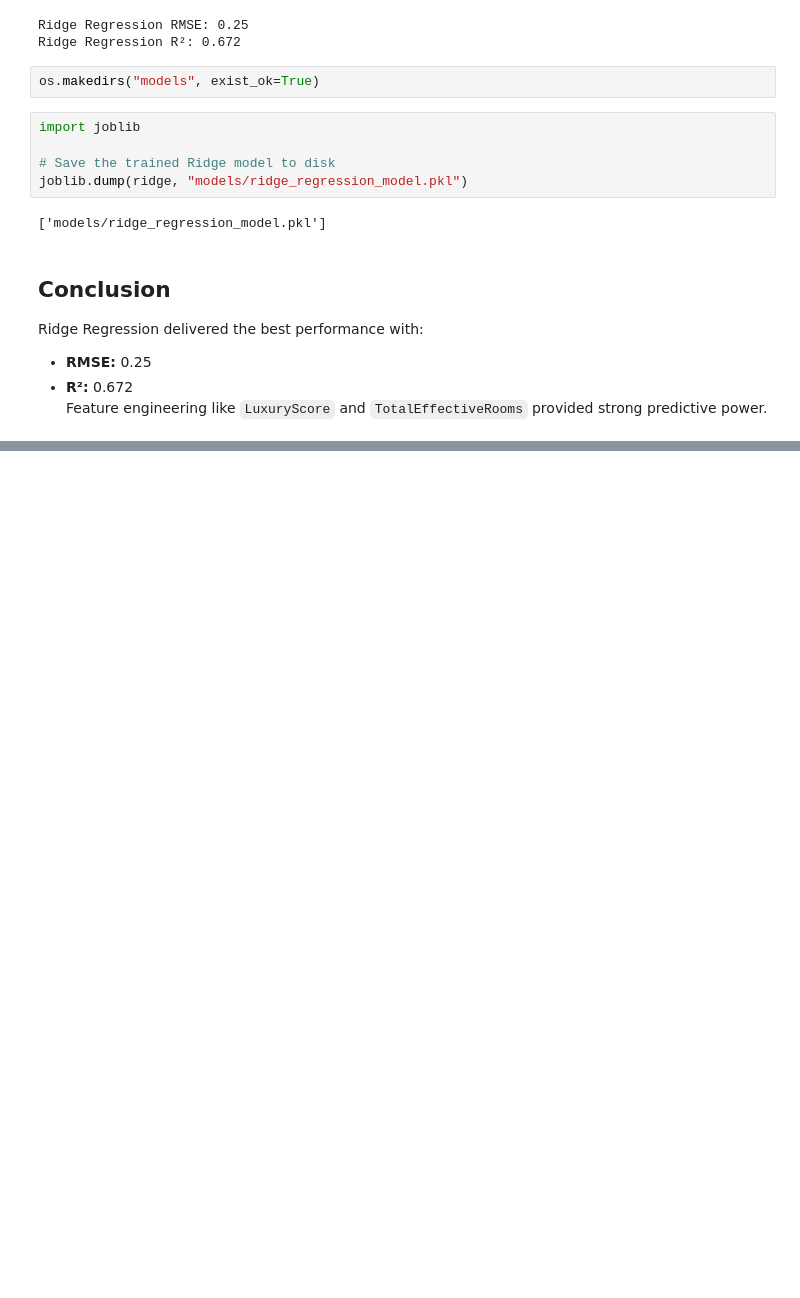
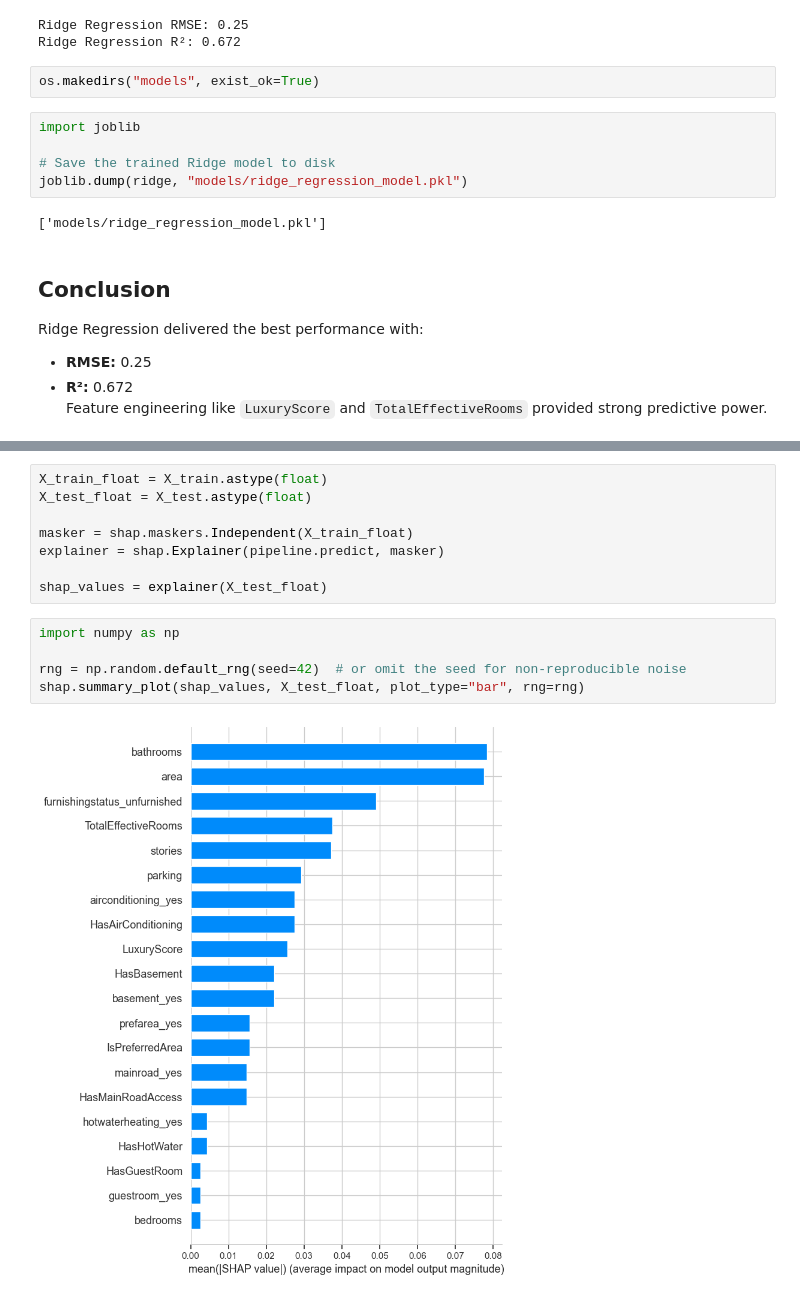
Before and after one commit to Dartayous/ames-housing-price-ml, a Jupyter notebook: AmesHousing_price_exploration .ipynb, the cells around one changed output, grey strips where cells are left out. Saved outputs shown, nothing was run; the diff lists cells and outputs as text; blank space fills up the shorter version.

```diff
--- a/AmesHousing_price_exploration .ipynb
+++ b/AmesHousing_price_exploration .ipynb
@@ -307,0 +375,15 @@ Feature engineering like `LuxuryScore` and `TotalEffectiveRooms` provided strong
+# %%
+X_train_float = X_train.astype(float)
+X_test_float = X_test.astype(float)
+
+masker = shap.maskers.Independent(X_train_float)
+explainer = shap.Explainer(pipeline.predict, masker)
+
+shap_values = explainer(X_test_float)
+# %%
+import numpy as np
+
+rng = np.random.default_rng(seed=42)  # or omit the seed for non-reproducible noise
+shap.summary_plot(shap_values, X_test_float, plot_type="bar", rng=rng)
+# %% [output]
+[figure, added]
```
Also changed, not shown: parts of 16 cells of this notebook, 2 other files.
